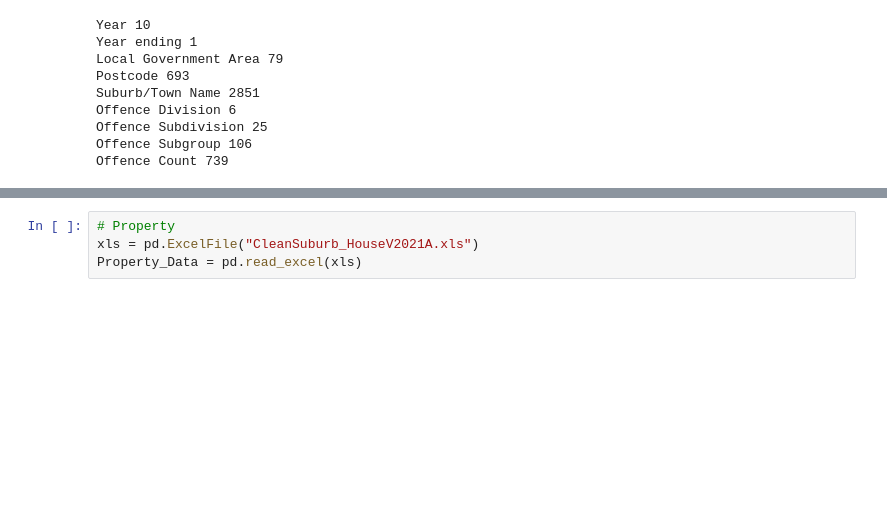
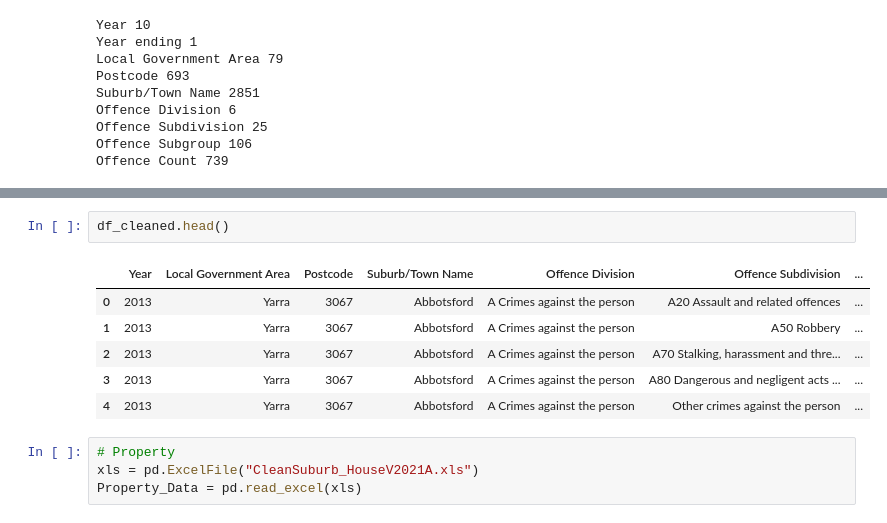
Before and after one commit to rsamma1606/proj-one-group-8, a Jupyter notebook: prj-one_Crime_vs_Property.ipynb, the cells around one changed output, grey strips where cells are left out. Saved outputs shown, nothing was run; the diff lists cells and outputs as text; blank space fills up the shorter version.

```diff
--- a/prj-one_Crime_vs_Property.ipynb
+++ b/prj-one_Crime_vs_Property.ipynb
@@ -75,3 +99,12 @@ Offence Count 1151
+# %%
+df_cleaned.head()
+# %% [output]
+|  | Year | Local Government Area | Postcode | Suburb/Town Name | Offence Division | Offence Subdivision | ... |
+| 0 | 2013 | Yarra | 3067 | Abbotsford | A Crimes against the person | A20 Assault and related offences | ... |
+| 1 | 2013 | Yarra | 3067 | Abbotsford | A Crimes against the person | A50 Robbery | ... |
+| 2 | 2013 | Yarra | 3067 | Abbotsford | A Crimes against the person | A70 Stalking, harassment and thre... | ... |
+| 3 | 2013 | Yarra | 3067 | Abbotsford | A Crimes against the person | A80 Dangerous and negligent acts ... | ... |
+| 4 | 2013 | Yarra | 3067 | Abbotsford | A Crimes against the person | Other crimes against the person | ... |
 # %%
 # Property
 xls = pd.ExcelFile("CleanSuburb_HouseV2021A.xls")
```
Also changed, not shown: parts of 7 cells of this notebook, 9 other files.
